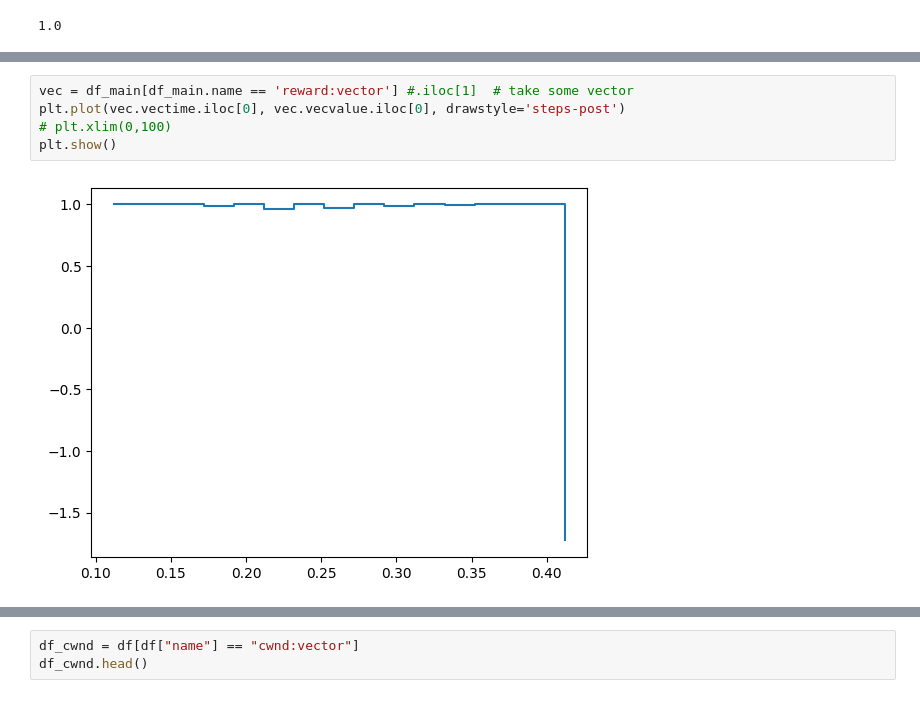
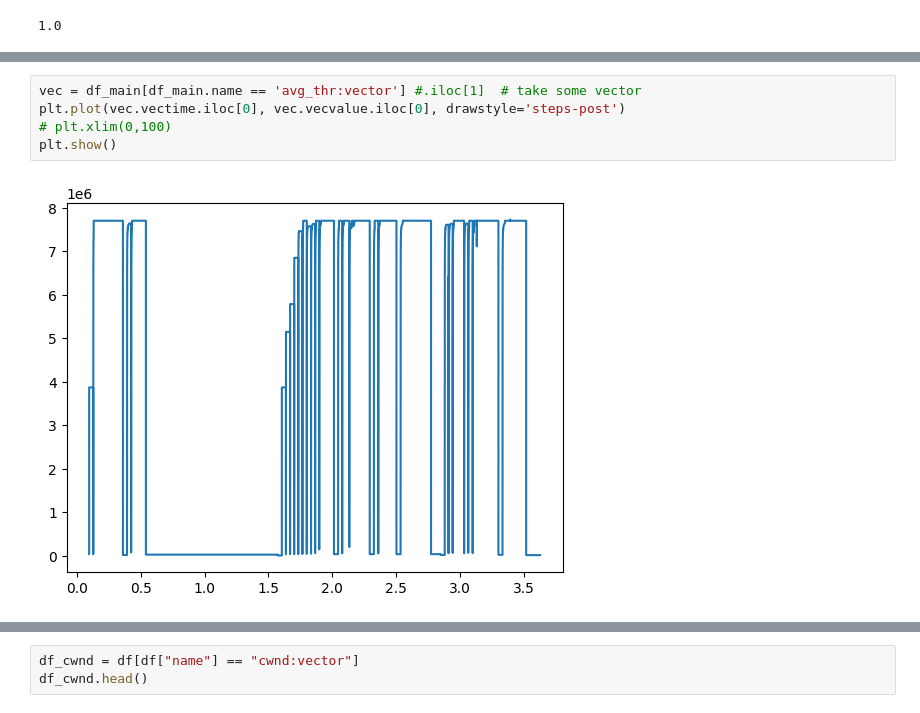
Before and after one commit to laibah-iqbal/raynet, a Jupyter notebook: configs/orca/results.ipynb, the cells around one changed output, grey strips where cells are left out. Cells and saved outputs as stored; diff of their text form.

```diff
--- a/configs/orca/results.ipynb
+++ b/configs/orca/results.ipynb
@@ -127,10 +128,10 @@ plt.show()
 # %%
-vec = df_main[df_main.name == 'reward:vector'] #.iloc[1]  # take some vector
+vec = df_main[df_main.name == 'avg_thr:vector'] #.iloc[1]  # take some vector
 plt.plot(vec.vectime.iloc[0], vec.vecvalue.iloc[0], drawstyle='steps-post')
 # plt.xlim(0,100)
 plt.show()
 # %% [output]
-[figure, old version]
+[figure, new version]
 # %%
 vec = df_main[df_main.name == 'feature7:vector'] #.iloc[1]  # take some vector
 plt.plot(vec.vectime.iloc[0], vec.vecvalue.iloc[0], drawstyle='steps-post')
```
Also changed, not shown: parts of 12 cells of this notebook, 1 other file.
